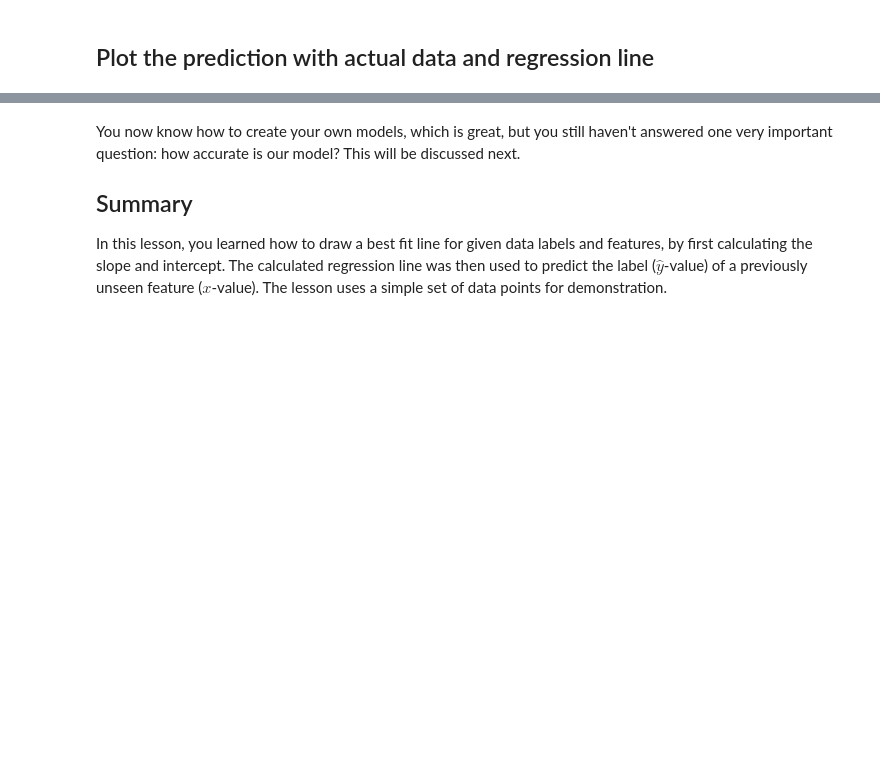
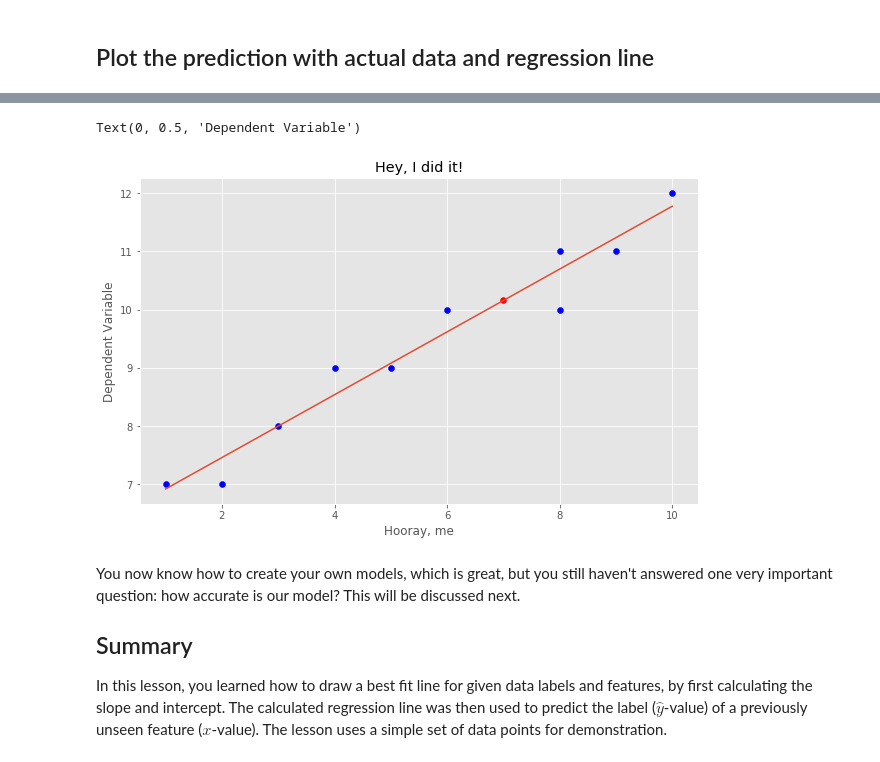
Before and after one commit to kemepley/dsc-simple-linear-regression-lab-dc-ds-career-042219, a Jupyter notebook: Simple Linear Regression Lab.ipynb, the cells around one changed output, grey strips where cells are left out. Drawn from its saved outputs; the diff is of its cells as text; code cells hidden in the pictures; blank space fills up the shorter version.

```diff
--- a/Simple Linear Regression Lab.ipynb
+++ b/Simple Linear Regression Lab.ipynb
@@ -138,7 +160,7 @@ $$\hat y = \hat mx + \hat c$$
 Let's try to find a y prediction for a new value of $x = 7$ and unknown $y$, and plot the new prediction with existing data
 # %%
 x_new = 7
-y_predicted = None
+y_predicted = reg_line(m,c,7)
 y_predicted
 
 # 10.155092592592592
@@ -151,3 +171,15 @@ y_predicted
+# %%
+# Plot as above and show the predicted value
+plt.figure(figsize=[10,6])
+plt.scatter(X, Y, color='blue')
+plt.plot(X, regression_line)
+plt.scatter(x_new, y_predicted, color='red')
+plt.title("Hey, I did it!")
+plt.xlabel("Hooray, me")
+plt.ylabel("Dependent Variable")
+# %% [output]
+Text(0, 0.5, 'Dependent Variable')
+[figure, added]
 # %% [markdown]
 You now know how to create your own models, which is great, but you still haven't answered one very important question: how accurate is our model? This will be discussed next.
 
```
Also changed, not shown: parts of 6 cells of this notebook.
